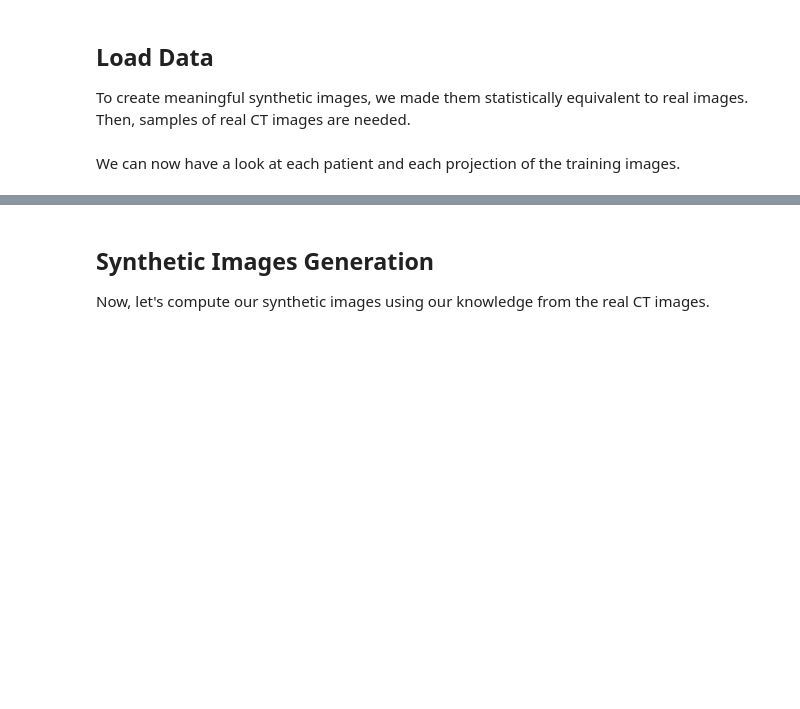
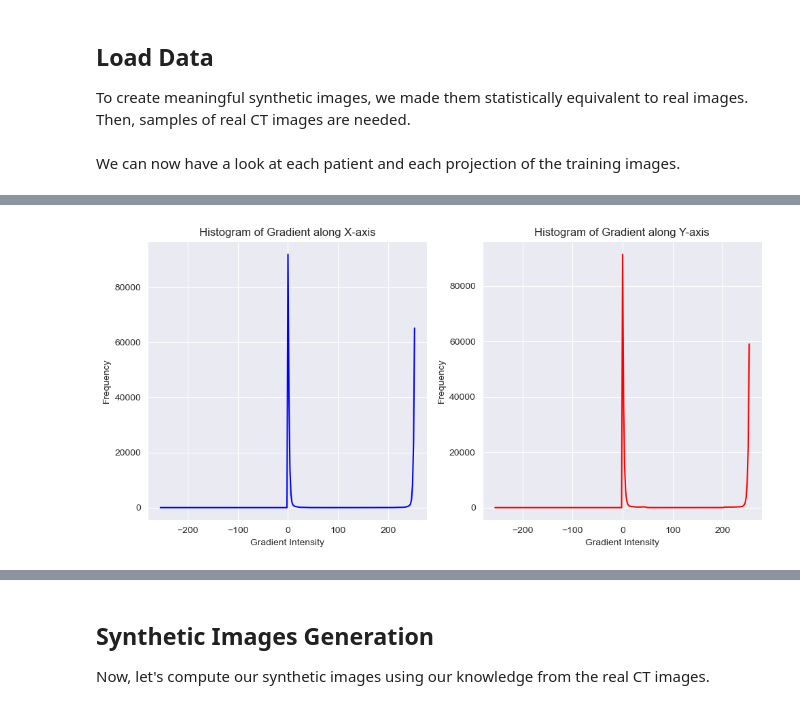
Before and after one commit to paulo-03/research_project_master, a Jupyter notebook: local_files/synthetic_images.ipynb, the cells around one changed output, grey strips where cells are left out. Cells and saved outputs as stored; diff of their text form; code cells hidden in the pictures; blank space fills up the shorter version.

```diff
--- a/local_files/synthetic_images.ipynb
+++ b/local_files/synthetic_images.ipynb
@@ -73,0 +105,31 @@ pixel_values, color_dist = color_distribution(l506_qd, plot=True)
+# %%
+# Compute gradients along x-axis and y-axis
+gradient_x = np.diff(l506_qd[55], axis=1)
+gradient_y = np.diff(l506_qd[55], axis=0)
+
+# Flatten the gradient arrays to compute histograms
+gradient_x_flat = gradient_x.flatten()
+gradient_y_flat = gradient_y.flatten()
+
+# Compute histograms
+hist_x, bins_x = np.histogram(gradient_x_flat, bins=256, range=(-255, 255))
+hist_y, bins_y = np.histogram(gradient_y_flat, bins=256, range=(-255, 255))
+
+# Plot histograms
+plt.figure(figsize=(10, 5))
+plt.subplot(1, 2, 1)
+plt.plot(bins_x[:-1], hist_x, color='blue')
+plt.title('Histogram of Gradient along X-axis')
+plt.xlabel('Gradient Intensity')
+plt.ylabel('Frequency')
+
+plt.subplot(1, 2, 2)
+plt.plot(bins_y[:-1], hist_y, color='red')
+plt.title('Histogram of Gradient along Y-axis')
+plt.xlabel('Gradient Intensity')
+plt.ylabel('Frequency')
+
+plt.tight_layout()
+plt.show()
+# %% [output]
+[figure, added]
```
Also changed, not shown: parts of 14 cells of this notebook, 1 other file.
